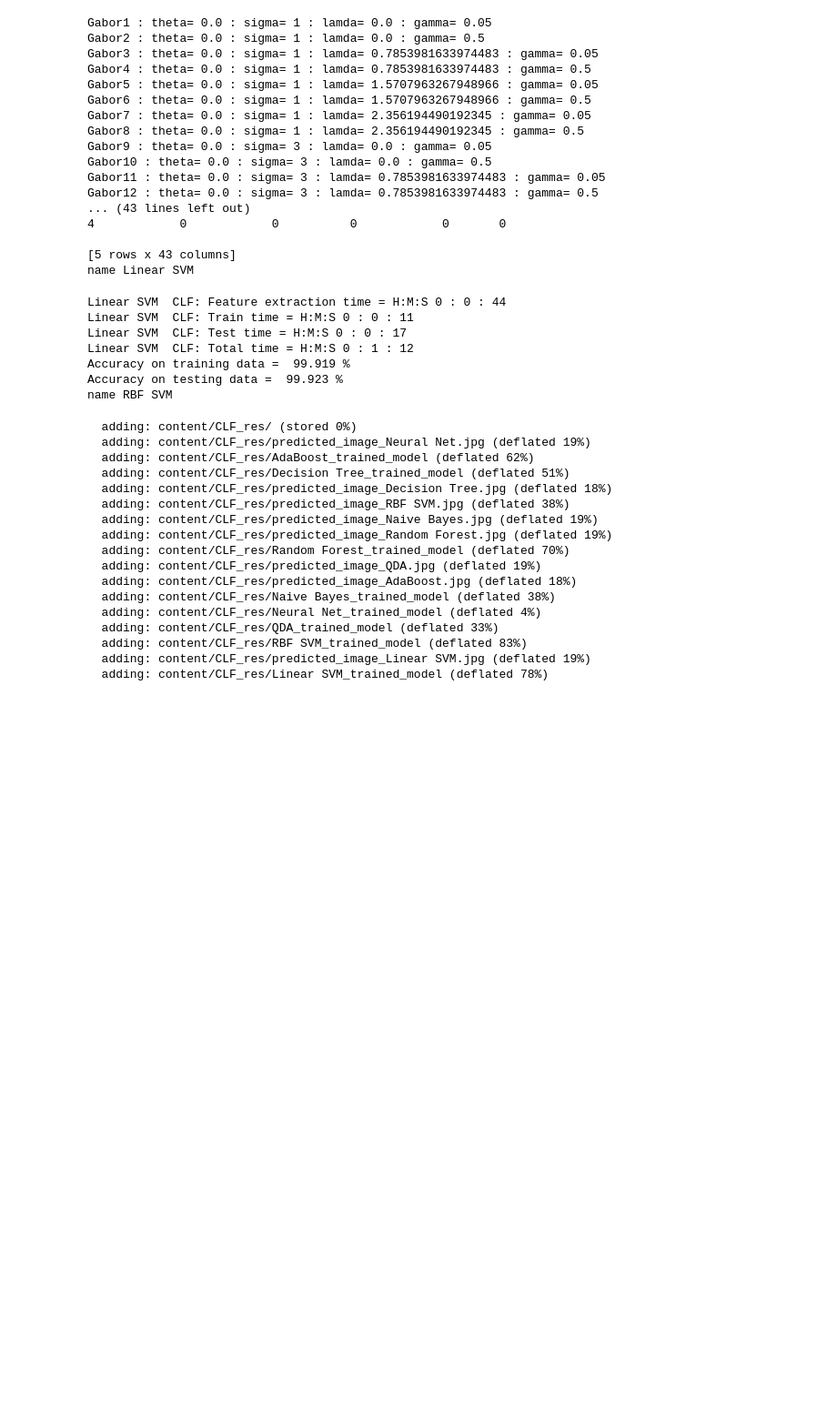
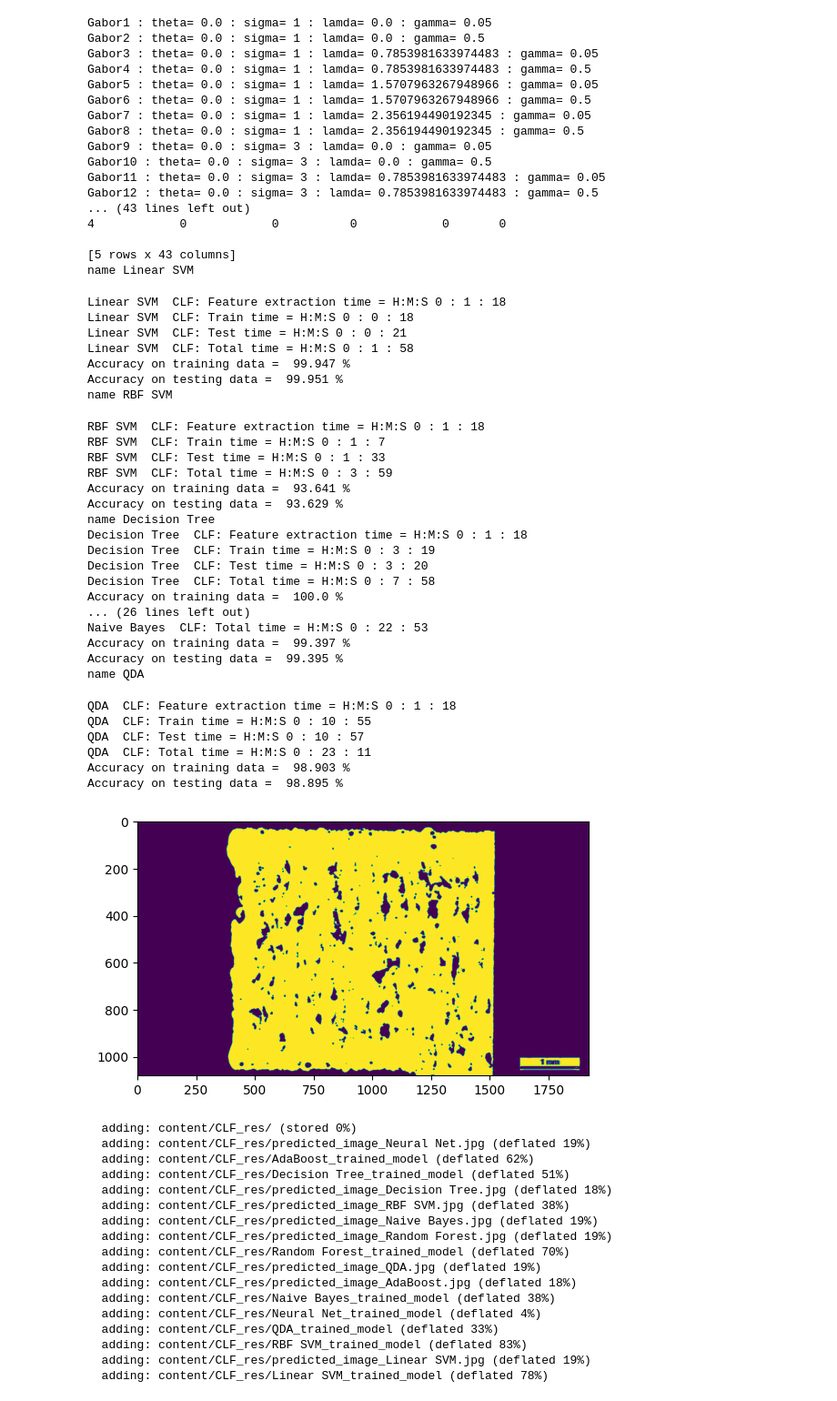
Before and after one commit to saharmahdie/PORTAL_code, a Jupyter notebook: pixels_seg_ML_save_trained_model_1_multi_CLFs.ipynb, the cells around one changed output. Shown at 91% size. Drawn from its saved outputs; the diff is of its cells as text; code cells hidden in the pictures; blank space fills up the shorter version.

```diff
--- a/pixels_seg_ML_save_trained_model_1_multi_CLFs.ipynb
+++ b/pixels_seg_ML_save_trained_model_1_multi_CLFs.ipynb
@@ -12,7 +12,7 @@ from matplotlib import pyplot as plt
 import time
 
 #img = cv2.imread('BSE_Image.jpg')
-img = cv2.imread('/content/001_cropped.JPG')
+img = cv2.imread('/content/001.JPG')
 
 img = cv2.cvtColor(img, cv2.COLOR_BGR2GRAY)
 #Here, if you have multichannel image then extract the right channel instead of converting the image to grey.
@@ -247,41 +247,65 @@ for name, model in zip(names, classifiers):
   #Save the trained model as pickle string to disk for future use
   filename = "/content/CLF_res/{}_trained_model".format(name)
 
   pickle.dump(model, open(filename, 'wb'))
 
   #To test the model on future datasets
   loaded_model = pickle.load(open(filename, 'rb'))
   result = loaded_model.predict(X)
 
   segmented = result.reshape((img.shape))
 
-  plt.imshow(segmented, cmap ='jet')
-  plt.imsave('/content/CLF_res/predicted_image_{}.jpg'.format(name), segmented, cmap ='jet')
+  plt.imshow(segmented)
+  plt.imsave('/content/CLF_res/predicted_image_{}.jpg'.format(name), segmented)
 # %% [output]
 Gabor1 : theta= 0.0 : sigma= 1 : lamda= 0.0 : gamma= 0.05
 Gabor2 : theta= 0.0 : sigma= 1 : lamda= 0.0 : gamma= 0.5
 Gabor3 : theta= 0.0 : sigma= 1 : lamda= 0.7853981633974483 : gamma= 0.05
 Gabor4 : theta= 0.0 : sigma= 1 : lamda= 0.7853981633974483 : gamma= 0.5
 Gabor5 : theta= 0.0 : sigma= 1 : lamda= 1.5707963267948966 : gamma= 0.05
 Gabor6 : theta= 0.0 : sigma= 1 : lamda= 1.5707963267948966 : gamma= 0.5
 Gabor7 : theta= 0.0 : sigma= 1 : lamda= 2.356194490192345 : gamma= 0.05
 Gabor8 : theta= 0.0 : sigma= 1 : lamda= 2.356194490192345 : gamma= 0.5
 Gabor9 : theta= 0.0 : sigma= 3 : lamda= 0.0 : gamma= 0.05
 Gabor10 : theta= 0.0 : sigma= 3 : lamda= 0.0 : gamma= 0.5
 Gabor11 : theta= 0.0 : sigma= 3 : lamda= 0.7853981633974483 : gamma= 0.05
 Gabor12 : theta= 0.0 : sigma= 3 : lamda= 0.7853981633974483 : gamma= 0.5
 ... (43 lines left out)
 4            0            0          0            0       0
 
 [5 rows x 43 columns]
 name Linear SVM
-Linear SVM  CLF: Feature extraction time = H:M:S 0 : 0 : 44
-Linear SVM  CLF: Train time = H:M:S 0 : 0 : 11
-Linear SVM  CLF: Test time = H:M:S 0 : 0 : 17
-Linear SVM  CLF: Total time = H:M:S 0 : 1 : 12
-Accuracy on training data =  99.919 %
-Accuracy on testing data =  99.923 %
+Linear SVM  CLF: Feature extraction time = H:M:S 0 : 1 : 18
+Linear SVM  CLF: Train time = H:M:S 0 : 0 : 18
+Linear SVM  CLF: Test time = H:M:S 0 : 0 : 21
+Linear SVM  CLF: Total time = H:M:S 0 : 1 : 58
+Accuracy on training data =  99.947 %
+Accuracy on testing data =  99.951 %
 name RBF SVM
+RBF SVM  CLF: Feature extraction time = H:M:S 0 : 1 : 18
+RBF SVM  CLF: Train time = H:M:S 0 : 1 : 7
+RBF SVM  CLF: Test time = H:M:S 0 : 1 : 33
+RBF SVM  CLF: Total time = H:M:S 0 : 3 : 59
+Accuracy on training data =  93.641 %
+Accuracy on testing data =  93.629 %
+name Decision Tree
+Decision Tree  CLF: Feature extraction time = H:M:S 0 : 1 : 18
+Decision Tree  CLF: Train time = H:M:S 0 : 3 : 19
+Decision Tree  CLF: Test time = H:M:S 0 : 3 : 20
+Decision Tree  CLF: Total time = H:M:S 0 : 7 : 58
+Accuracy on training data =  100.0 %
+... (26 lines left out)
+Naive Bayes  CLF: Total time = H:M:S 0 : 22 : 53
+Accuracy on training data =  99.397 %
+Accuracy on testing data =  99.395 %
+name QDA
+QDA  CLF: Feature extraction time = H:M:S 0 : 1 : 18
+QDA  CLF: Train time = H:M:S 0 : 10 : 55
+QDA  CLF: Test time = H:M:S 0 : 10 : 57
+QDA  CLF: Total time = H:M:S 0 : 23 : 11
+Accuracy on training data =  98.903 %
+Accuracy on testing data =  98.895 %
+[figure, added]
 # %%
 from google.colab import files
 !zip -r /content/CLF_res.zip /content/CLF_res
```
Also changed, not shown: parts of 12 cells of this notebook.
